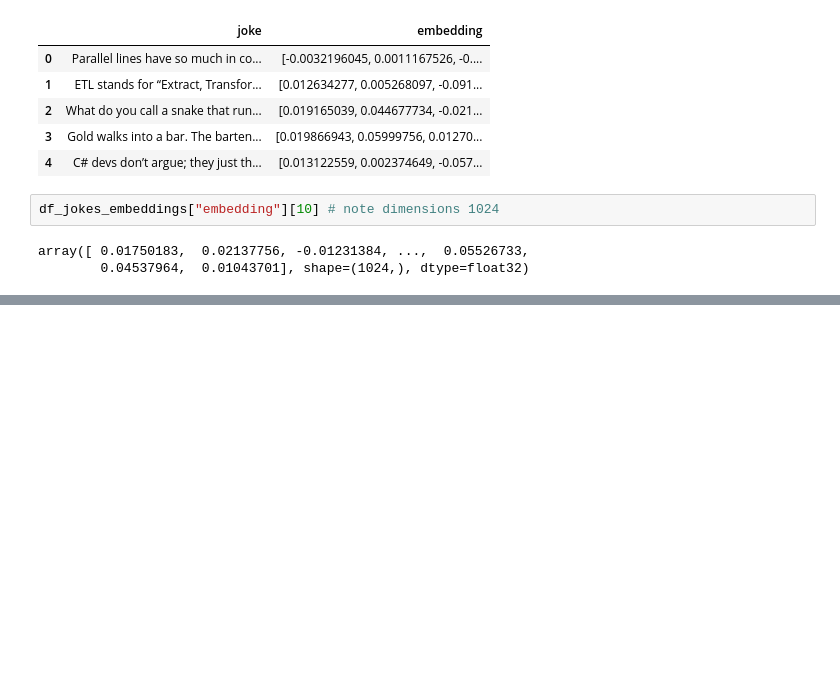
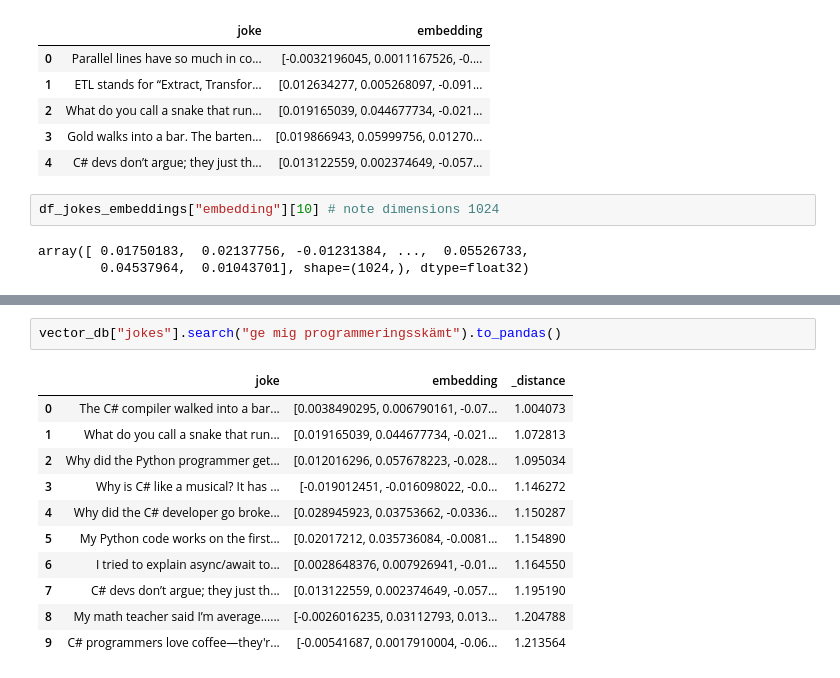
Before and after one commit to kokchun/llmops_kokchun_giang_mlo25, a Jupyter notebook: 09_lancedb/lancedb_basics.ipynb, the cells around one changed output, grey strips where cells are left out. Cells and saved outputs as stored; diff of their text form; blank space fills up the shorter version.

```diff
--- a/09_lancedb/lancedb_basics.ipynb
+++ b/09_lancedb/lancedb_basics.ipynb
@@ -240,0 +255,14 @@ vector_db["jokes"].search("chemstry related joke").to_pandas()
+# %%
+vector_db["jokes"].search("ge mig programmeringsskämt").to_pandas()
+# %% [output]
+|  | joke | embedding | _distance |
+| 0 | The C# compiler walked into a bar... | [0.0038490295, 0.006790161, -0.07... | 1.004073 |
+| 1 | What do you call a snake that run... | [0.019165039, 0.044677734, -0.021... | 1.072813 |
+| 2 | Why did the Python programmer get... | [0.012016296, 0.057678223, -0.028... | 1.095034 |
+| 3 | Why is C# like a musical? It has ... | [-0.019012451, -0.016098022, -0.0... | 1.146272 |
+| 4 | Why did the C# developer go broke... | [0.028945923, 0.03753662, -0.0336... | 1.150287 |
+| 5 | My Python code works on the first... | [0.02017212, 0.035736084, -0.0081... | 1.154890 |
+| 6 | I tried to explain async/await to... | [0.0028648376, 0.007926941, -0.01... | 1.164550 |
+| 7 | C# devs don’t argue; they just th... | [0.013122559, 0.002374649, -0.057... | 1.195190 |
+| 8 | My math teacher said I’m average…... | [-0.0026016235, 0.03112793, 0.013... | 1.204788 |
+| 9 | C# programmers love coffee—they'r... | [-0.00541687, 0.0017910004, -0.06... | 1.213564 |
```
Also changed, not shown: parts of 4 cells of this notebook.
